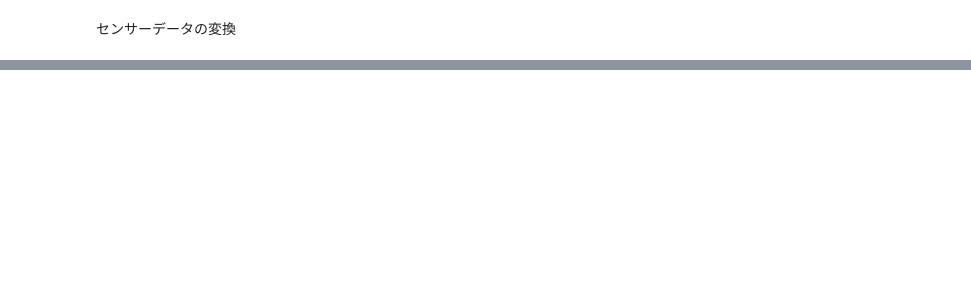
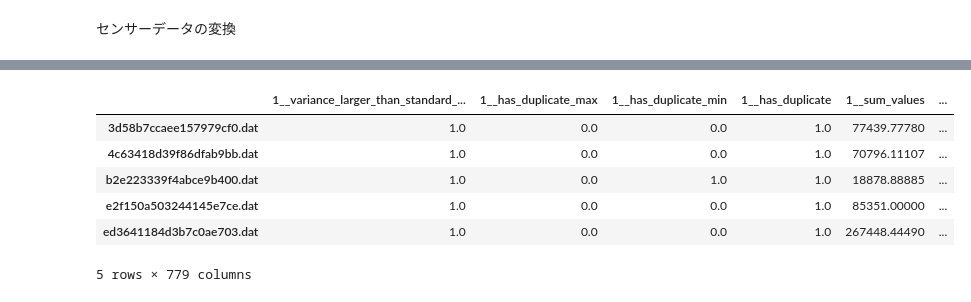
Before and after one commit to lemmingy/My_pipelines, a Jupyter notebook: Sensor_data.ipynb, the cells around one changed output, grey strips where cells are left out. Cells and saved outputs as stored; diff of their text form; code cells hidden in the pictures; blank space fills up the shorter version.

```diff
--- a/Sensor_data.ipynb
+++ b/Sensor_data.ipynb
@@ -38,0 +33,14 @@ ModuleNotFoundError: ignored
+# %%
+#サンプル用のDataFrame
+df=pd.DataFrame()
+df["spectrum_id"]=['000da4633378740f1ee8',
+ '000ed1a5a9fe0ad2b7dd',
+ '0016e3322c4ce0700f9a',
+ '00256bd0f8c6cf5f59c8',
+ '003483ee5ae313d37590']
+df["spectrum_filename"]=['b2e223339f4abce9b400.dat',
+ 'e2f150a503244145e7ce.dat',
+ '3d58b7ccaee157979cf0.dat',
+ 'ed3641184d3b7c0ae703.dat',
+ '4c63418d39f86dfab9bb.dat']
+df
@@ -38,0 +54,20 @@ ModuleNotFoundError: ignored
+# %%
+folder_name = 'Input_data/Sensor_data/spectrum_raw/'
+#Tsfreshに入れやすい形にSpectrumデータをロード
+def concat_spectrum(df_train, folder_name):
+
+  spec_df=pd.DataFrame()
+  for x in df_train.spectrum_filename:
+      df_tmp = pd.read_csv(folder_name+x,
+                            sep='\t',
+                            header=None)
+
+      #おまけ。513データの物があったため。
+      if len(df_tmp)==512:
+          df_tmp.drop(index=0,inplace=True)
+      df_tmp[0]=x
+      spec_df=pd.concat([spec_df, df_tmp])
+  return spec_df
+
+spec_df=concat_spectrum(df, folder_name)
+spec_df
@@ -38,0 +88,12 @@ ModuleNotFoundError: ignored
+# %%
+#Tsfreshによる特徴量の作成
+df_features = extract_features(spec_df, column_id=0)
+df_features
+# %% [output]
+|  | 1__variance_larger_than_standard_... | 1__has_duplicate_max | 1__has_duplicate_min | 1__has_duplicate | 1__sum_values | ... |
+| 3d58b7ccaee157979cf0.dat | 1.0 | 0.0 | 0.0 | 1.0 | 77439.77780 | ... |
+| 4c63418d39f86dfab9bb.dat | 1.0 | 0.0 | 0.0 | 1.0 | 70796.11107 | ... |
+| b2e223339f4abce9b400.dat | 1.0 | 0.0 | 1.0 | 1.0 | 18878.88885 | ... |
+| e2f150a503244145e7ce.dat | 1.0 | 0.0 | 0.0 | 1.0 | 85351.00000 | ... |
+| ed3641184d3b7c0ae703.dat | 1.0 | 0.0 | 0.0 | 1.0 | 267448.44490 | ... |
+5 rows × 779 columns
```
Also changed, not shown: parts of 9 cells of this notebook.
